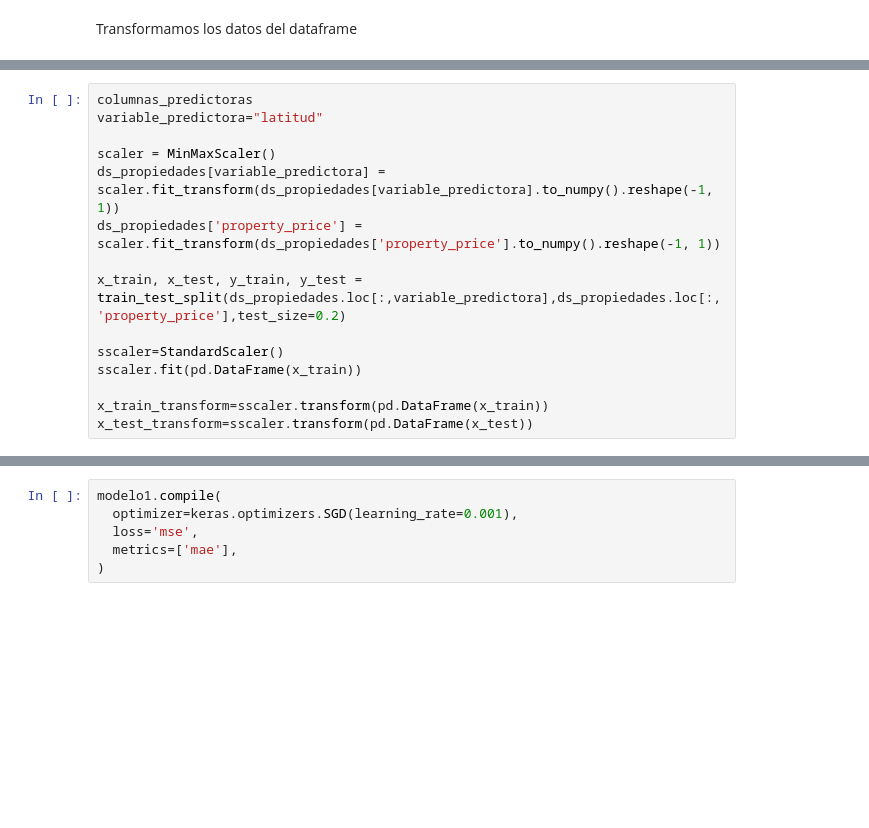
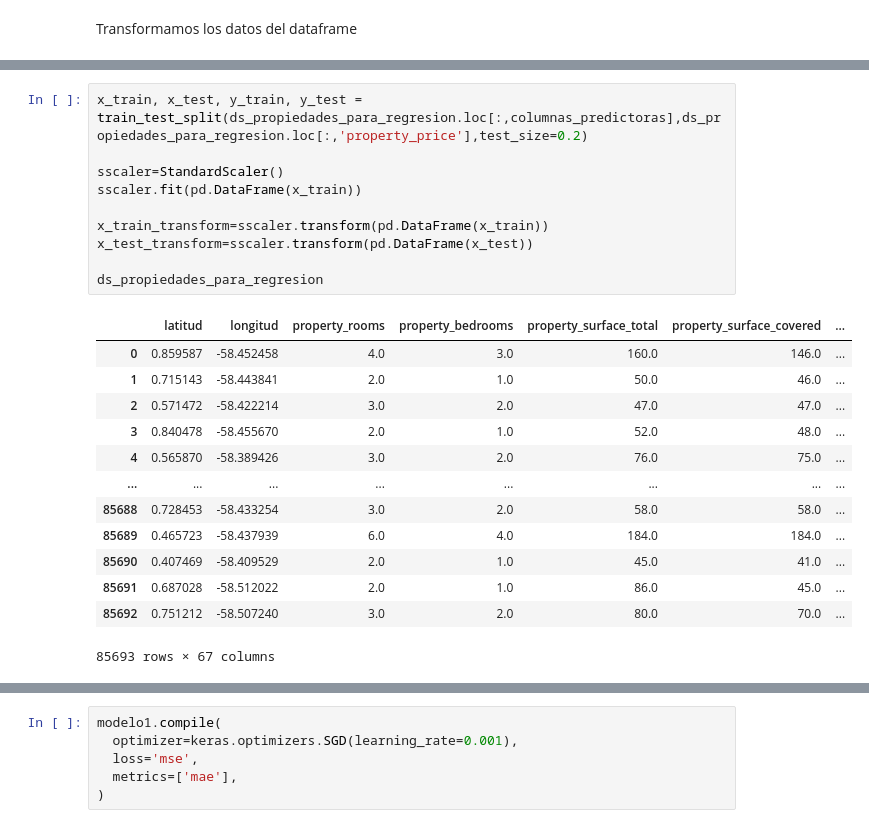
Before and after one commit to franjuarez/7506R-2C2022-GRUPO21, a Jupyter notebook: TP2/7506R_TP2_GRUPO21_ENTREGA.ipynb, the cells around one changed output, grey strips where cells are left out. Saved outputs shown, nothing was run; the diff lists cells and outputs as text; blank space fills up the shorter version.

```diff
--- a/TP2/7506R_TP2_GRUPO21_ENTREGA.ipynb
+++ b/TP2/7506R_TP2_GRUPO21_ENTREGA.ipynb
@@ -596,17 +613,26 @@ Transformamos los datos del dataframe
 # %%
-columnas_predictoras
-variable_predictora="latitud"
-
-scaler = MinMaxScaler()
-ds_propiedades[variable_predictora] = scaler.fit_transform(ds_propiedades[variable_predictora].to_numpy().reshape(-1, 1))
-ds_propiedades['property_price'] = scaler.fit_transform(ds_propiedades['property_price'].to_numpy().reshape(-1, 1))
-
-x_train, x_test, y_train, y_test = train_test_split(ds_propiedades.loc[:,variable_predictora],ds_propiedades.loc[:,'property_price'],test_size=0.2)
+x_train, x_test, y_train, y_test = train_test_split(ds_propiedades_para_regresion.loc[:,columnas_predictoras],ds_propiedades_para_regresion.loc[:,'property_price'],test_size=0.2)
 
 sscaler=StandardScaler()
 sscaler.fit(pd.DataFrame(x_train))
 
 x_train_transform=sscaler.transform(pd.DataFrame(x_train))
 x_test_transform=sscaler.transform(pd.DataFrame(x_test))
+
+ds_propiedades_para_regresion
+# %% [output]
+|  | latitud | longitud | property_rooms | property_bedrooms | property_surface_total | property_surface_covered | ... |
+| 0 | 0.859587 | -58.452458 | 4.0 | 3.0 | 160.0 | 146.0 | ... |
+| 1 | 0.715143 | -58.443841 | 2.0 | 1.0 | 50.0 | 46.0 | ... |
+| 2 | 0.571472 | -58.422214 | 3.0 | 2.0 | 47.0 | 47.0 | ... |
+| 3 | 0.840478 | -58.455670 | 2.0 | 1.0 | 52.0 | 48.0 | ... |
+| 4 | 0.565870 | -58.389426 | 3.0 | 2.0 | 76.0 | 75.0 | ... |
+| ... | ... | ... | ... | ... | ... | ... | ... |
+| 85688 | 0.728453 | -58.433254 | 3.0 | 2.0 | 58.0 | 58.0 | ... |
+| 85689 | 0.465723 | -58.437939 | 6.0 | 4.0 | 184.0 | 184.0 | ... |
+| 85690 | 0.407469 | -58.409529 | 2.0 | 1.0 | 45.0 | 41.0 | ... |
+| 85691 | 0.687028 | -58.512022 | 2.0 | 1.0 | 86.0 | 45.0 | ... |
+| 85692 | 0.751212 | -58.507240 | 3.0 | 2.0 | 80.0 | 70.0 | ... |
+85693 rows × 67 columns
 # %%
 # Creo un modelo Red Neuronal
```
Also changed, not shown: parts of 17 cells of this notebook.
